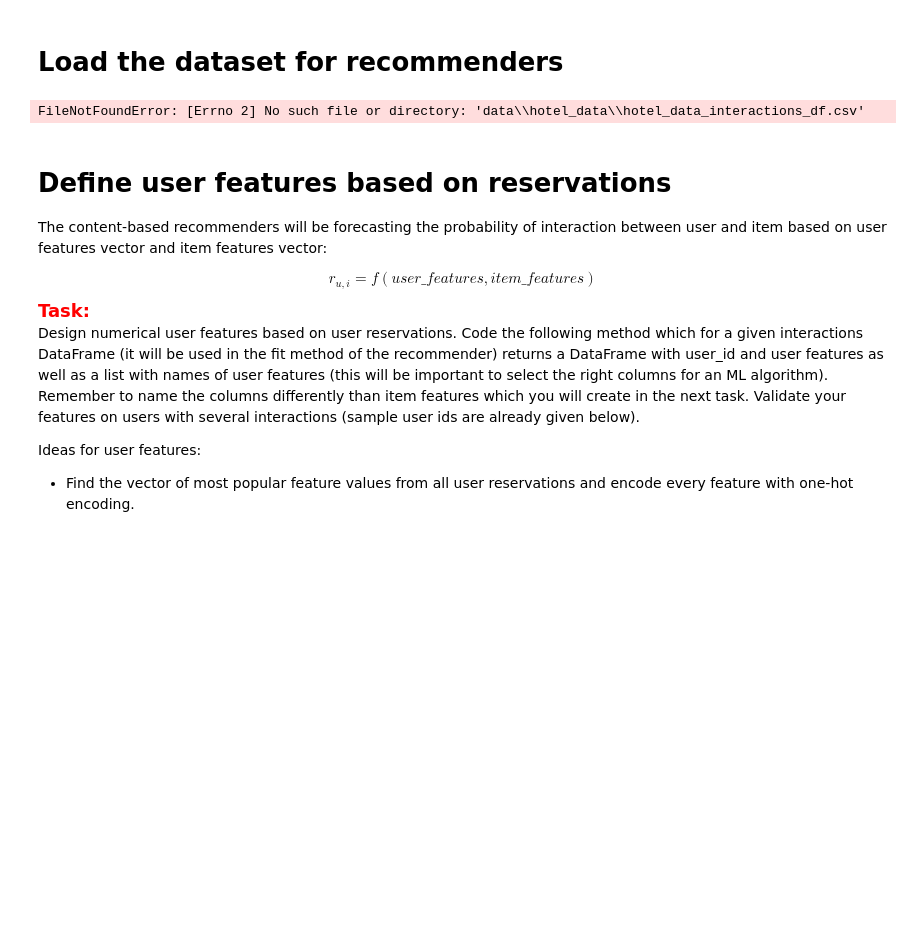
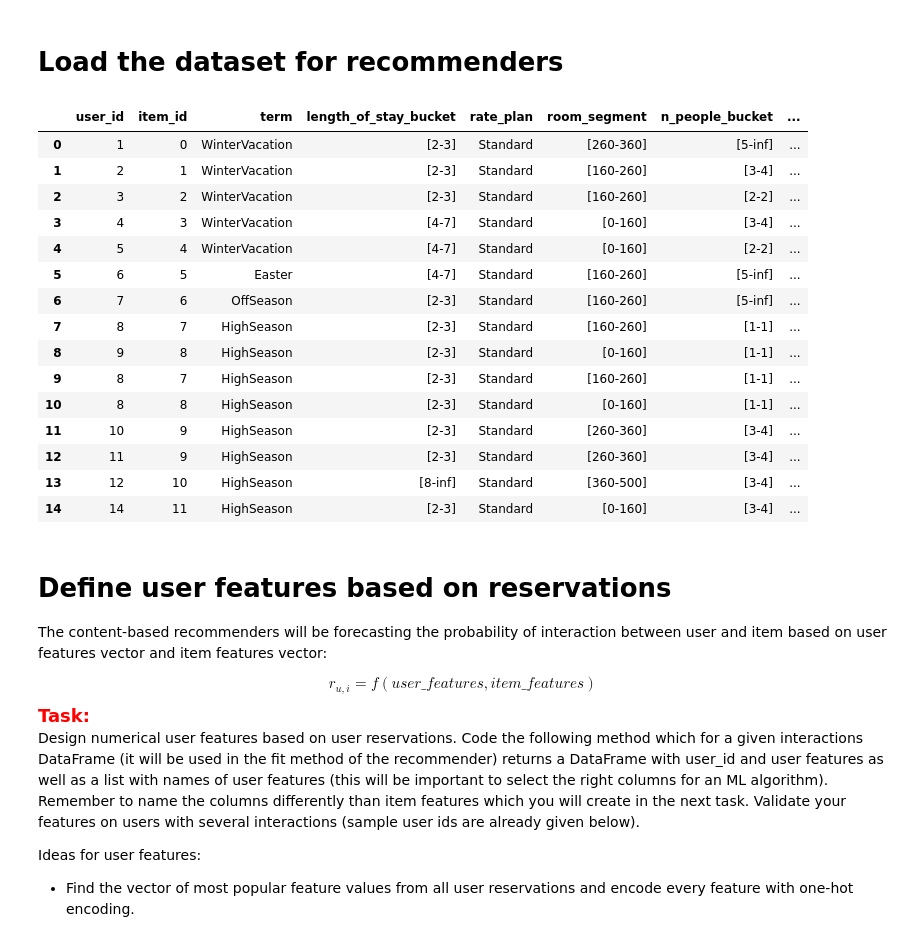
Before and after one commit to estero123/recommender-systems-class, a Jupyter notebook: project_1_recommender_and_evaluation.ipynb, the cells around one changed output. Cells and saved outputs as stored; diff of their text form; code cells hidden in the pictures; blank space fills up the shorter version.

```diff
--- a/project_1_recommender_and_evaluation.ipynb
+++ b/project_1_recommender_and_evaluation.ipynb
@@ -22,35 +19,50 @@ The autoreload extension is already loaded. To reload it, use:
 data_path = os.path.join("data", "hotel_data")
 
 interactions_df = pd.read_csv(os.path.join(data_path, "hotel_data_interactions_df.csv"), index_col=0)
 
-base_item_features = ['term', 'length_of_stay_bucket', 'rate_plan', 'room_segment', 'n_people_bucket', 'weekend_stay']
+base_item_features = ['term', 'length_of_stay_bucket', 'rate_plan', 'room_segment', 'n_people_bucket', 'weekend_stay', 'length_of_stay', 'n_people', 'night_price']
 
 column_values_dict = {
     'term': ['WinterVacation', 'Easter', 'OffSeason', 'HighSeason', 'LowSeason', 'MayLongWeekend', 'NewYear', 'Christmas'],
     'length_of_stay_bucket': ['[0-1]', '[2-3]', '[4-7]', '[8-inf]'],
     'rate_plan': ['Standard', 'Nonref'],
     'room_segment': ['[0-160]', '[160-260]', '[260-360]', '[360-500]', '[500-900]'],
     'n_people_bucket': ['[1-1]', '[2-2]', '[3-4]', '[5-inf]'],
     'weekend_stay': ['True', 'False']
 }
 
 interactions_df.loc[:, 'term'] = pd.Categorical(
     interactions_df['term'], categories=column_values_dict['term'])
 interactions_df.loc[:, 'length_of_stay_bucket'] = pd.Categorical(
     interactions_df['length_of_stay_bucket'], categories=column_values_dict['length_of_stay_bucket'])
 interactions_df.loc[:, 'rate_plan'] = pd.Categorical(
     interactions_df['rate_plan'], categories=column_values_dict['rate_plan'])
 interactions_df.loc[:, 'room_segment'] = pd.Categorical(
     interactions_df['room_segment'], categories=column_values_dict['room_segment'])
 interactions_df.loc[:, 'n_people_bucket'] = pd.Categorical(
     interactions_df['n_people_bucket'], categories=column_values_dict['n_people_bucket'])
 interactions_df.loc[:, 'weekend_stay'] = interactions_df['weekend_stay'].astype('str')
 interactions_df.loc[:, 'weekend_stay'] = pd.Categorical(
     interactions_df['weekend_stay'], categories=column_values_dict['weekend_stay'])
 
 display(HTML(interactions_df.head(15).to_html()))
 # %% [output]
-FileNotFoundError: [Errno 2] No such file or directory: 'data\\hotel_data\\hotel_data_interactions_df.csv'
+|  | user_id | item_id | term | length_of_stay_bucket | rate_plan | room_segment | n_people_bucket | ... |
+| 0 | 1 | 0 | WinterVacation | [2-3] | Standard | [260-360] | [5-inf] | ... |
+| 1 | 2 | 1 | WinterVacation | [2-3] | Standard | [160-260] | [3-4] | ... |
+| 2 | 3 | 2 | WinterVacation | [2-3] | Standard | [160-260] | [2-2] | ... |
+| 3 | 4 | 3 | WinterVacation | [4-7] | Standard | [0-160] | [3-4] | ... |
+| 4 | 5 | 4 | WinterVacation | [4-7] | Standard | [0-160] | [2-2] | ... |
+| 5 | 6 | 5 | Easter | [4-7] | Standard | [160-260] | [5-inf] | ... |
+| 6 | 7 | 6 | OffSeason | [2-3] | Standard | [160-260] | [5-inf] | ... |
+| 7 | 8 | 7 | HighSeason | [2-3] | Standard | [160-260] | [1-1] | ... |
+| 8 | 9 | 8 | HighSeason | [2-3] | Standard | [0-160] | [1-1] | ... |
+| 9 | 8 | 7 | HighSeason | [2-3] | Standard | [160-260] | [1-1] | ... |
+| 10 | 8 | 8 | HighSeason | [2-3] | Standard | [0-160] | [1-1] | ... |
+| 11 | 10 | 9 | HighSeason | [2-3] | Standard | [260-360] | [3-4] | ... |
+| 12 | 11 | 9 | HighSeason | [2-3] | Standard | [260-360] | [3-4] | ... |
+| 13 | 12 | 10 | HighSeason | [8-inf] | Standard | [360-500] | [3-4] | ... |
+| 14 | 14 | 11 | HighSeason | [2-3] | Standard | [0-160] | [3-4] | ... |
 # %% [markdown]
 # Define user features based on reservations
 
```
Also changed, not shown: parts of 3 cells of this notebook, 3 other files.
